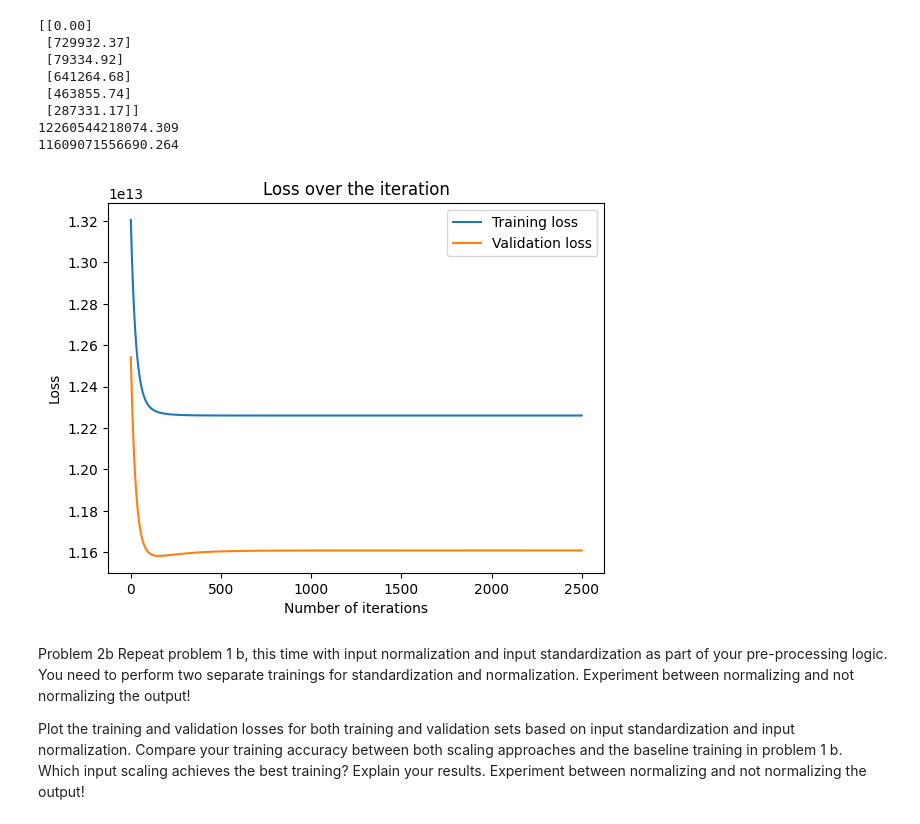
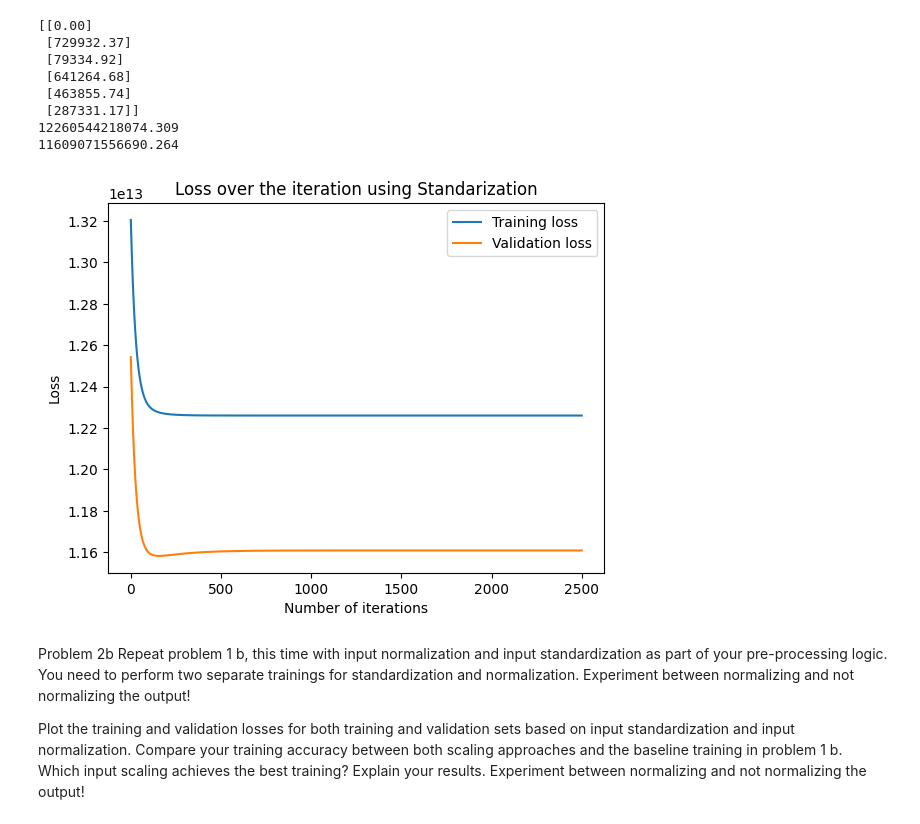
Before and after one commit to saikrishna1108/Introduction-to-Machine-Learning, a Jupyter notebook: Homework2.ipynb, the cells around one changed output. Saved outputs shown, nothing was run; the diff lists cells and outputs as text; code cells hidden in the pictures.

```diff
--- a/Homework2.ipynb
+++ b/Homework2.ipynb
@@ -218,14 +218,14 @@ print(v_cost2a1[-1])
 # %%
 plt.plot([x for x in range(iterations)],t_cost2a1,label="Training loss")
 plt.plot([x for x in range(iterations)],v_cost2a1,label="Validation loss")
 plt.xlabel('Number of iterations')
 plt.ylabel('Loss')
-plt.title('Loss over the iteration')
+plt.title('Loss over the iteration using Standarization')
 plt.legend()
 plt.show()
 plt.show()
 # %% [output]
-[figure, old version]
+[figure, new version]
 # %% [markdown]
 Problem 2b
 Repeat problem 1 b, this time with input normalization and input standardization as part of your pre-processing logic. You need to perform two separate trainings for standardization and normalization. Experiment between normalizing and not normalizing the output!
```
Also changed, not shown: parts of 16 cells of this notebook.
